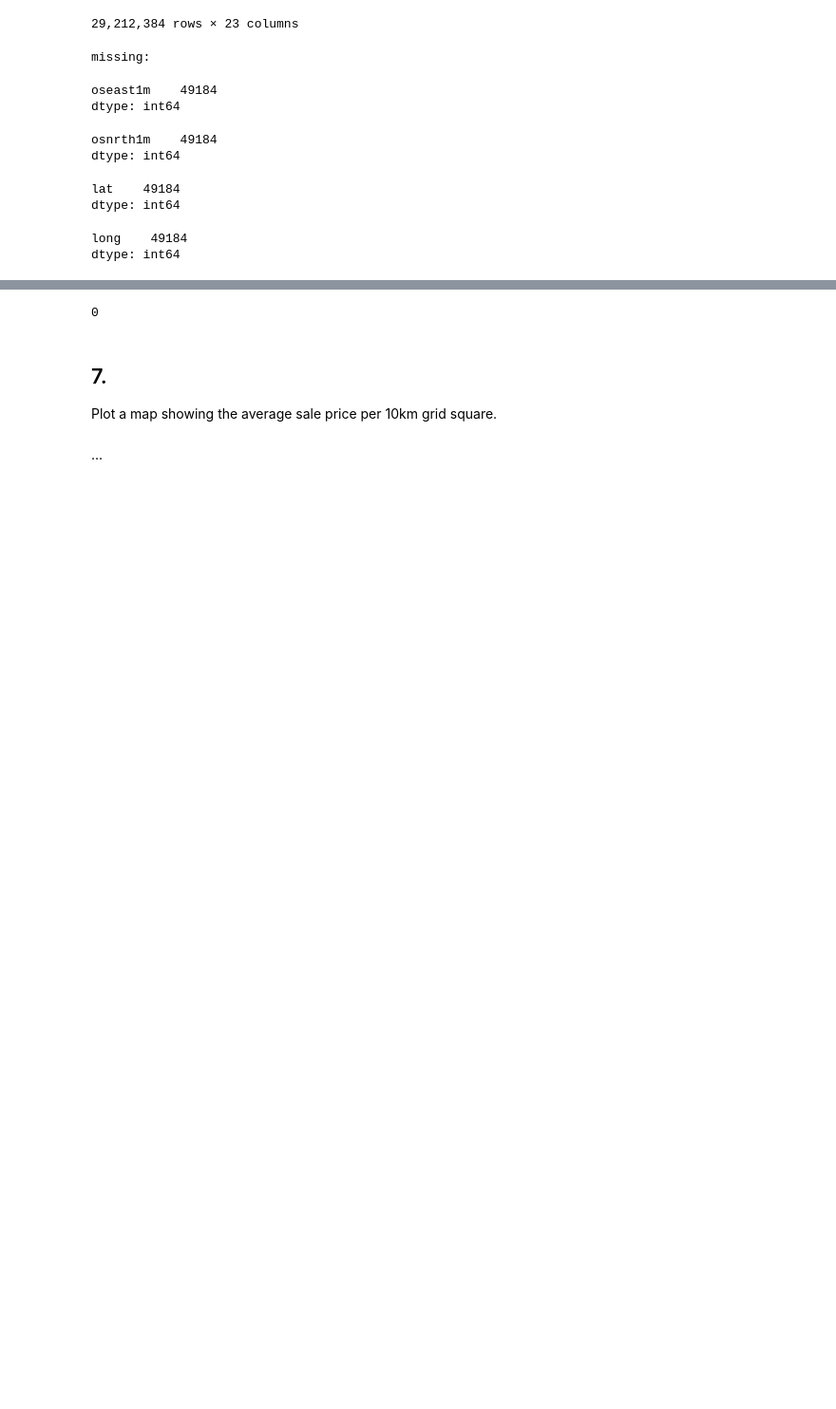
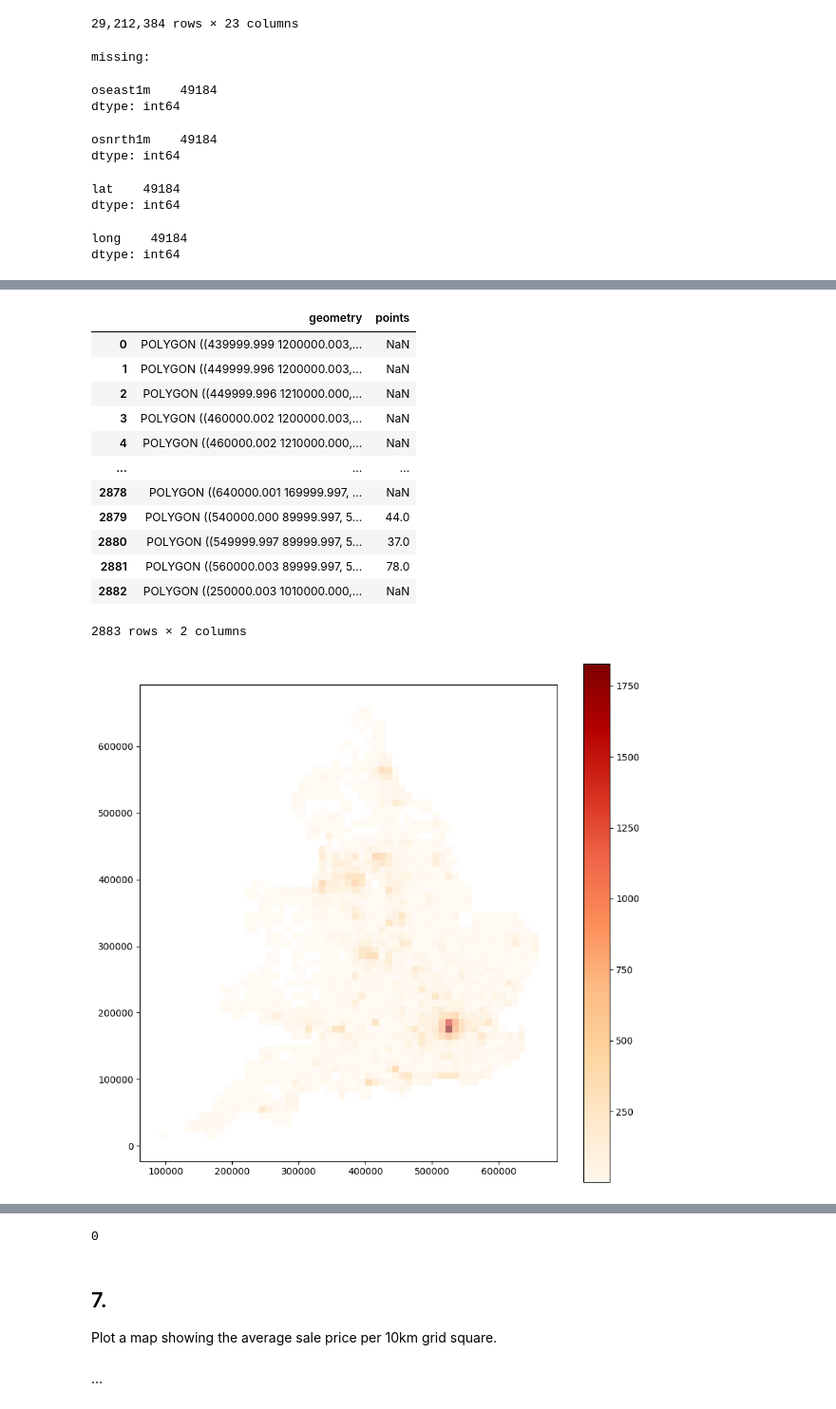
Before and after one commit to makeyourownmaker/misc, a Jupyter notebook: Chimnie.ipynb, the cells around one changed output, grey strips where cells are left out. Shown at 95% size. Saved outputs shown, nothing was run; the diff lists cells and outputs as text; code cells hidden in the pictures; blank space fills up the shorter version.

```diff
--- a/Chimnie.ipynb
+++ b/Chimnie.ipynb
@@ -639 +669,40 @@ import warnings; warnings.filterwarnings('ignore', 'GeoSeries.notna', UserWarnin
+# %%
+# grid = gpd.sjoin(bng_tiles, sales_data, how="left", predicate="contains")
+# grid = gpd.sjoin(bng_tiles, sales_data, how="inner", predicate="contains")#.groupby("index_right").size()
+# grid = gpd.sjoin(bng_tiles, sales_data)
+
+#df_poly.join(
+#    gpd.sjoin(dfp, df_poly).groupby("index_right").size().rename("points"),
+#    how="left",
+#)
+
+grid = bng_tiles.join(
+    gpd.sjoin(sales_data, bng_tiles).groupby("index_right").size().rename("points"),
+    how="left",
+)
+
+display(grid)
+
+# Project the grid back to BNG for plotting (if necessary)
+# grid = grid.to_crs(bng_tiles.crs)
+
+fig, ax = plt.subplots(figsize=(10, 10))
+# grid.boundary.plot(ax=ax, linewidth=0.5, edgecolor='black')
+grid.plot(column='points', ax=ax, legend=True, cmap='OrRd', alpha=0.6)
+plt.show()
+# %% [output]
+|  | geometry | points |
+| 0 | POLYGON ((439999.999 1200000.003,... | NaN |
+| 1 | POLYGON ((449999.996 1200000.003,... | NaN |
+| 2 | POLYGON ((449999.996 1210000.000,... | NaN |
+| 3 | POLYGON ((460000.002 1200000.003,... | NaN |
+| 4 | POLYGON ((460000.002 1210000.000,... | NaN |
+| ... | ... | ... |
+| 2878 | POLYGON ((640000.001 169999.997, ... | NaN |
+| 2879 | POLYGON ((540000.000 89999.997, 5... | 44.0 |
+| 2880 | POLYGON ((549999.997 89999.997, 5... | 37.0 |
+| 2881 | POLYGON ((560000.003 89999.997, 5... | 78.0 |
+| 2882 | POLYGON ((250000.003 1010000.000,... | NaN |
+2883 rows × 2 columns
+[figure, added]
 # %%
```
Also changed, not shown: parts of 43 cells of this notebook.
